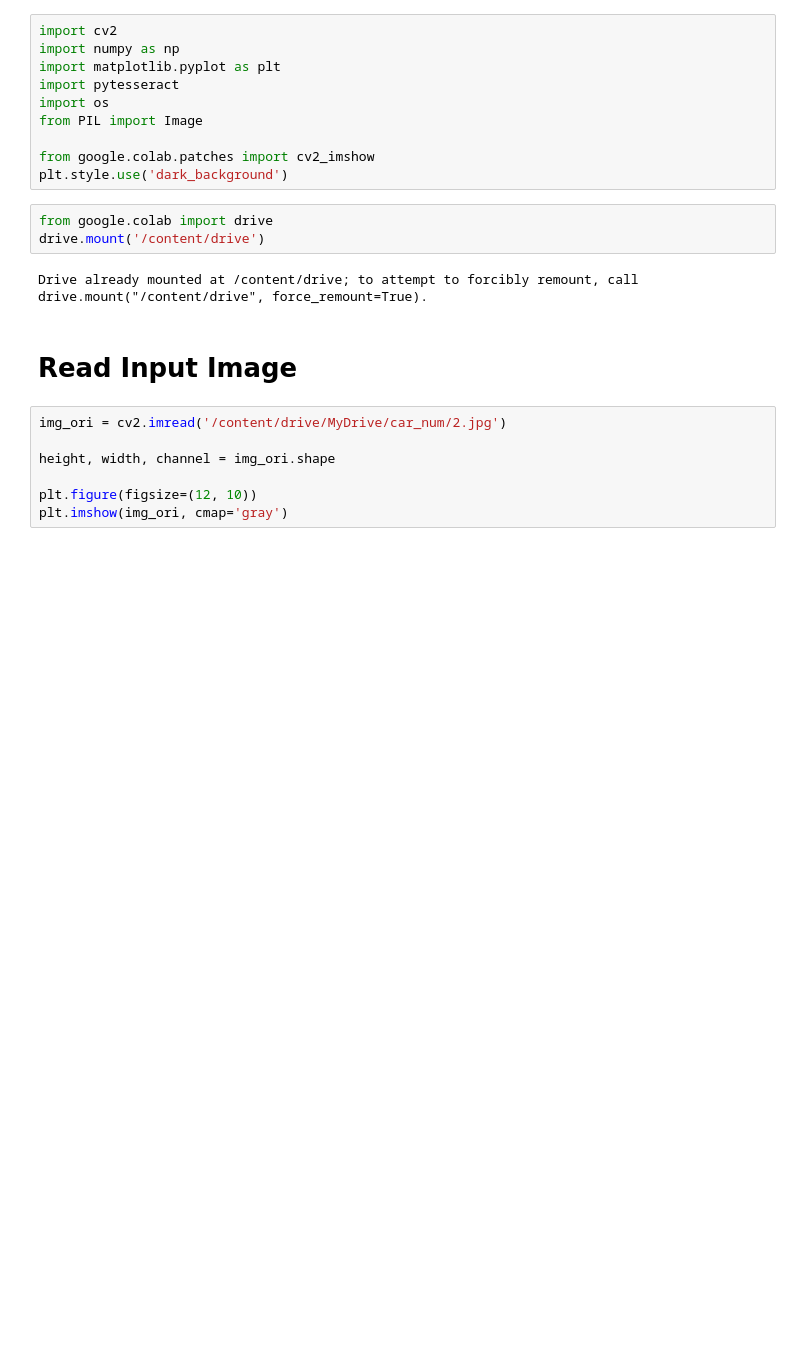
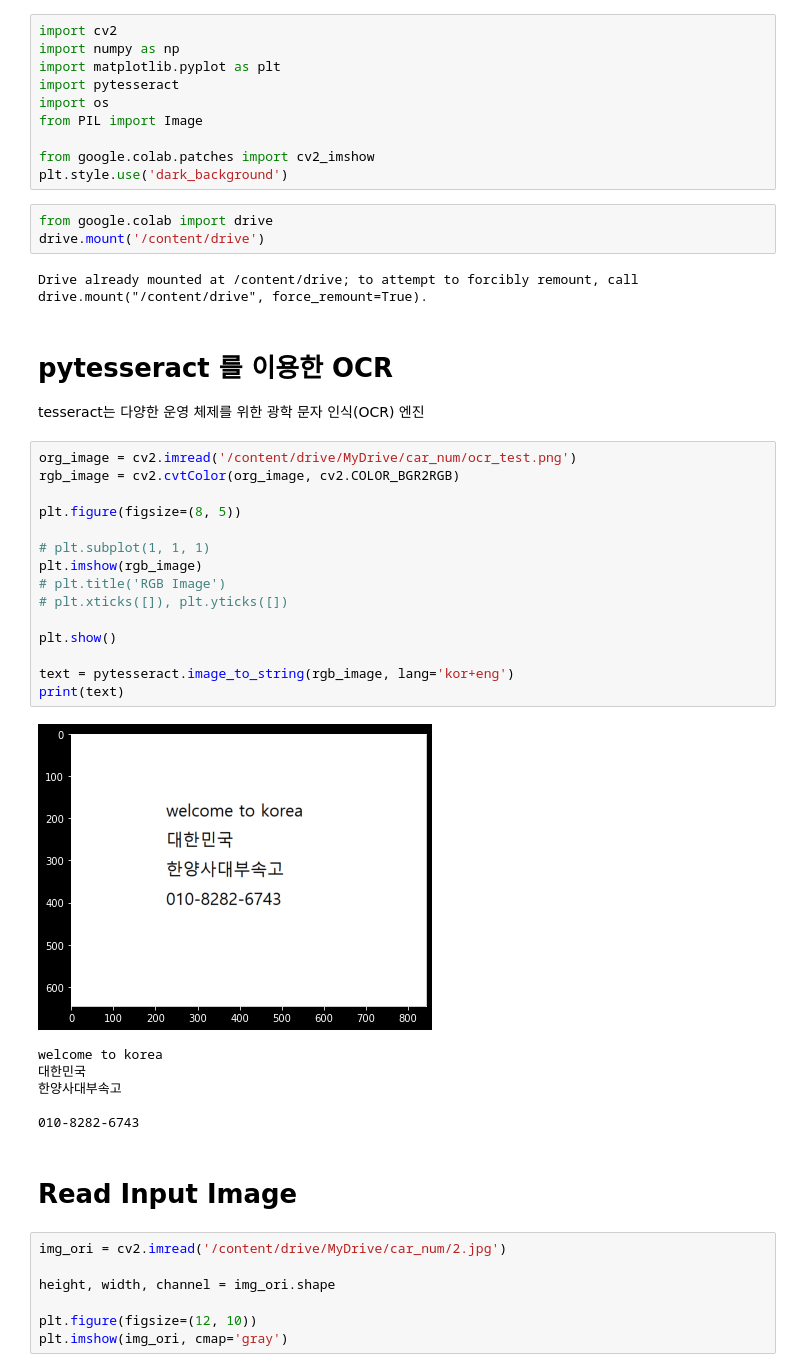
Before and after one commit to osh9149/2023_AI-Academy, a Jupyter notebook: 003_car_number_recognition.ipynb, the cells around one changed output. Saved outputs shown, nothing was run; the diff lists cells and outputs as text; blank space fills up the shorter version.

```diff
--- a/003_car_number_recognition.ipynb
+++ b/003_car_number_recognition.ipynb
@@ -43,6 +43,31 @@ from google.colab import drive
 drive.mount('/content/drive')
 # %% [output]
 Drive already mounted at /content/drive; to attempt to forcibly remount, call drive.mount("/content/drive", force_remount=True).
+# %% [markdown]
+# pytesseract 를 이용한 OCR
+tesseract는 다양한 운영 체제를 위한 광학 문자 인식(OCR) 엔진
+# %%
+org_image = cv2.imread('/content/drive/MyDrive/car_num/ocr_test.png')
+rgb_image = cv2.cvtColor(org_image, cv2.COLOR_BGR2RGB)
+
+plt.figure(figsize=(8, 5))
+
+# plt.subplot(1, 1, 1)
+plt.imshow(rgb_image)
+# plt.title('RGB Image')
+# plt.xticks([]), plt.yticks([])
+
+plt.show()
+
+text = pytesseract.image_to_string(rgb_image, lang='kor+eng')
+print(text)
+# %% [output]
+[figure, added]
+welcome to korea
+대한민국
+한양사대부속고
+
+010-8282-6743
 # %% [markdown]
 # Read Input Image
 # %%
```
Also changed, not shown: parts of 5 cells of this notebook.
